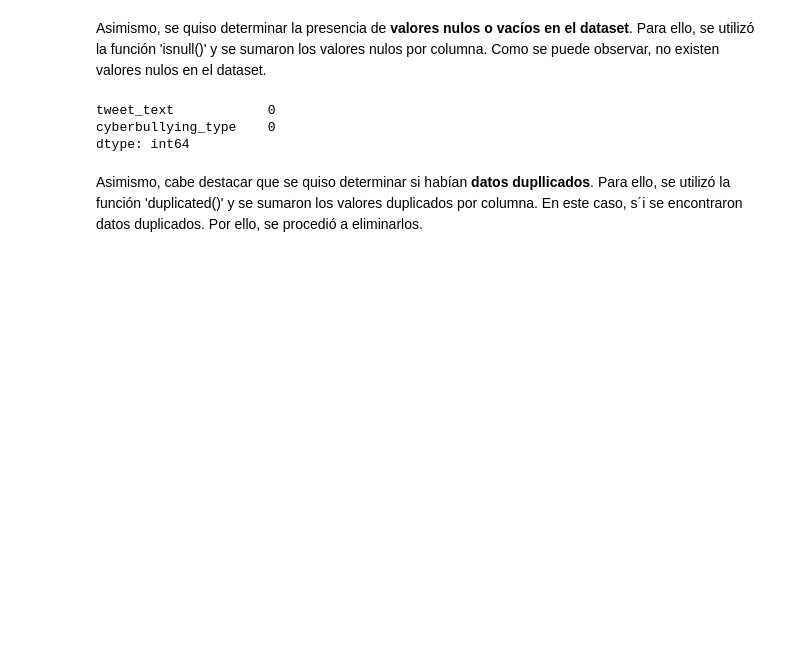
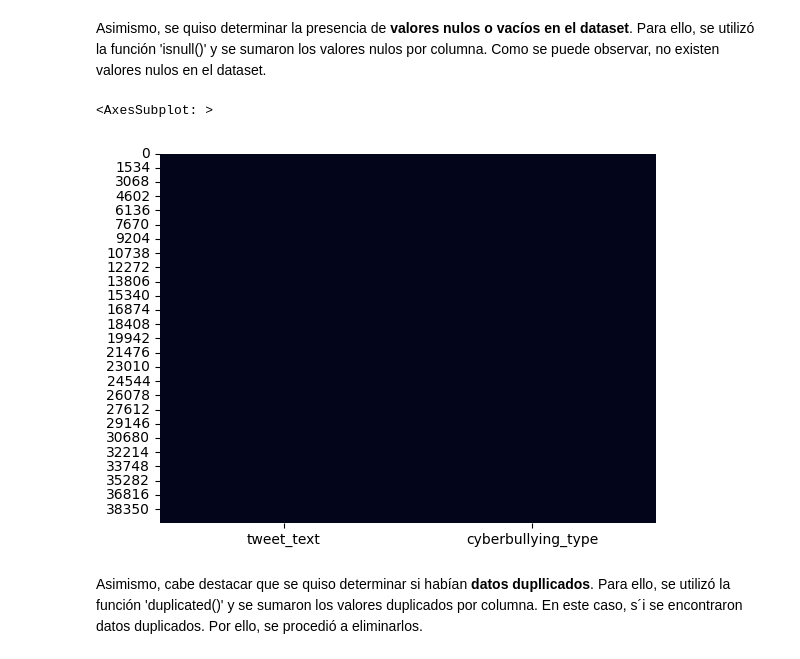
Before and after one commit to stefanoaragoni/ProyectoDeepLearning, a Jupyter notebook: proyecto.ipynb, the cells around one changed output. Drawn from its saved outputs; the diff is of its cells as text; code cells hidden in the pictures; blank space fills up the shorter version.

```diff
--- a/proyecto.ipynb
+++ b/proyecto.ipynb
@@ -92,11 +92,12 @@ data.head()
 Asimismo, se quiso determinar la presencia de **valores nulos o vacíos en el dataset**. Para ello, se utilizó la función 'isnull()' y se sumaron los valores nulos por columna. Como se puede observar, no existen valores nulos en el dataset.
 # %%
 # Determinar valores nulos o faltantes
-data.isnull().sum()
+
+# Graficar heatmap de valores nulos
+sns.heatmap(data.isnull(), cbar=False)
 # %% [output]
-tweet_text            0
-cyberbullying_type    0
-dtype: int64
+<AxesSubplot: >
+[figure, added]
 # %% [markdown]
 Asimismo, cabe destacar que se quiso determinar si habían **datos dupllicados**. Para ello, se utilizó la función 'duplicated()' y se sumaron los valores duplicados por columna. En este caso, s´i se encontraron datos duplicados. Por ello, se procedió a eliminarlos.
 # %%
```
Also changed, not shown: parts of 14 cells of this notebook, 4 other files.
